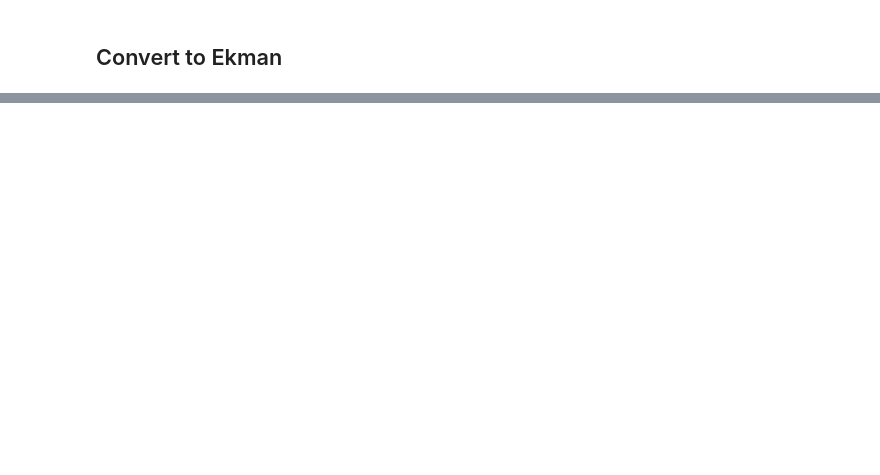
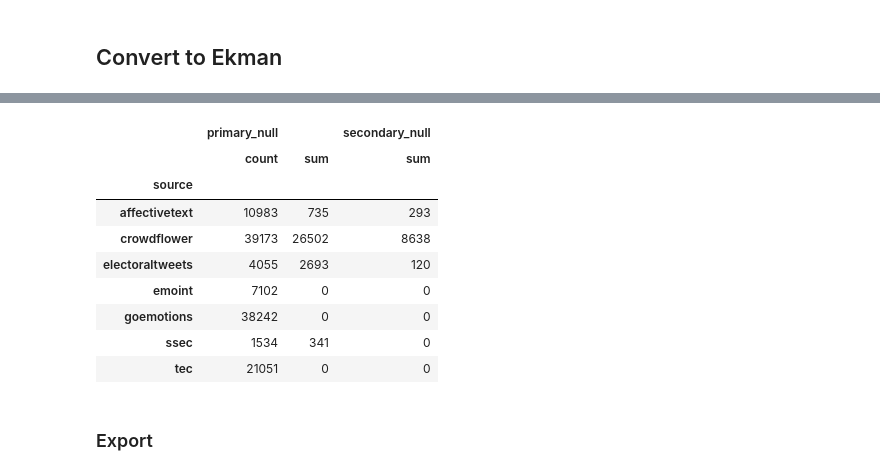
Before and after one commit to isom-ds/generative-reference-shot, a Jupyter notebook: datasets.ipynb, the cells around one changed output, grey strips where cells are left out. Saved outputs shown, nothing was run; the diff lists cells and outputs as text; code cells hidden in the pictures; blank space fills up the shorter version.

Commit message:
apply mapping and union

```diff
--- a/datasets.ipynb
+++ b/datasets.ipynb
@@ -419,0 +405,56 @@ toEkman(df_affectivetext_processed, map_affectivetext)
+# %%
+# Apply mapping
+df_affectivetext_ekman = toEkman(df_affectivetext_processed, map_affectivetext)
+df_crowdflower_ekman = toEkman(df_crowdflower_processed, map_crowdflower)
+df_electoraltweets_ekman = toEkman(df_electoraltweets_processed, map_electoraltweets)
+df_ssec_ekman = toEkman(df_ssec_processed, map_ssec)
+
+
+df_emoint_ekman = df_emoint_processed
+df_goemotions_ekman = df_goemotions
+df_TEC_ekman = df_TEC_processed
+
+for col in map_ekman:
+    df_emoint_ekman['primary_' + col] = df_emoint_ekman[col]
+    df_goemotions_ekman['primary_' + col] = df_goemotions_ekman[col]
+    df_TEC_ekman['primary_' + col]  = df_TEC_ekman[col]
+
+    df_emoint_ekman['secondary_' + col] = df_emoint_ekman[col]
+    df_goemotions_ekman['secondary_' + col] = df_goemotions_ekman[col]
+    df_TEC_ekman['secondary_' + col]  = df_TEC_ekman[col]
+# %%
+# Rearrange
+l_process = zip(
+    [df_affectivetext_ekman, df_crowdflower_ekman, df_electoraltweets_ekman, df_ssec_ekman, df_emoint_processed, df_goemotions, df_TEC_processed],
+    ['affectivetext', 'crowdflower', 'electoraltweets', 'ssec', 'emoint', 'goemotions', 'tec']
+)
+l_final = []
+cols = ['source', 'dataset', 'id', 'text'] + ['primary_' + i for i in map_ekman] + ['secondary_' + i for i in map_ekman]
+
+for df, name in l_process:
+    df = df.assign(source = name)
+    if 'dataset' not in df.columns:
+        df['dataset'] = 'all'
+
+    l_final.append(df[cols])
+
+df_final = pd.concat(l_final)
+# %%
+# Count number of records with no emotions
+df_final['primary_null'] = np.where((df_final[['primary_' + i for i in map_ekman]] == False).all(axis=1), 1, 0)
+df_final['secondary_null'] = np.where((df_final[['secondary_' + i for i in map_ekman]] == False).all(axis=1), 1, 0)
+
+df_final.groupby('source').agg({'primary_null': ['count', 'sum'], 'secondary_null': ['sum']})
+# %% [output]
+|  | primary_null |  | secondary_null |
+|  | count | sum | sum |
+| source |  |  |  |
+| affectivetext | 10983 | 735 | 293 |
+| crowdflower | 39173 | 26502 | 8638 |
+| electoraltweets | 4055 | 2693 | 120 |
+| emoint | 7102 | 0 | 0 |
+| goemotions | 38242 | 0 | 0 |
+| ssec | 1534 | 341 | 0 |
+| tec | 21051 | 0 | 0 |
+# %% [markdown]
+### Export
```
Also changed, not shown: parts of 5 cells of this notebook.
